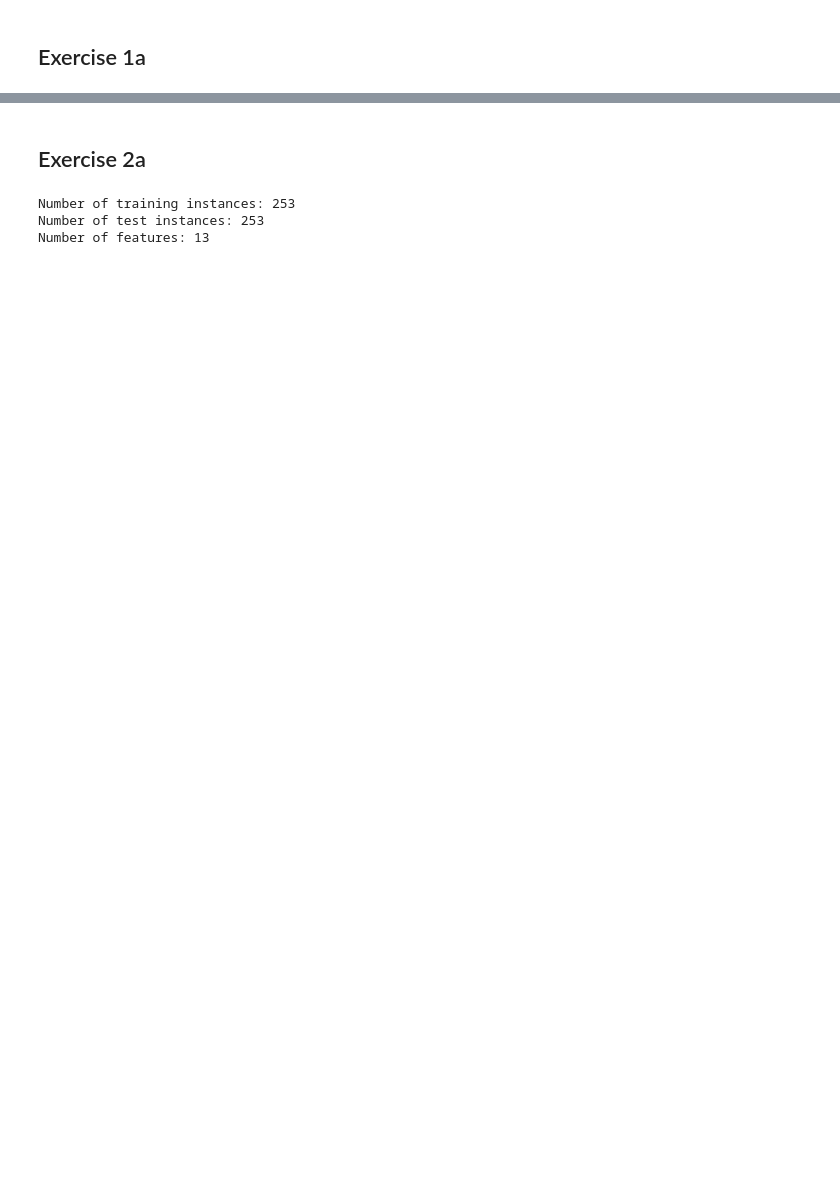
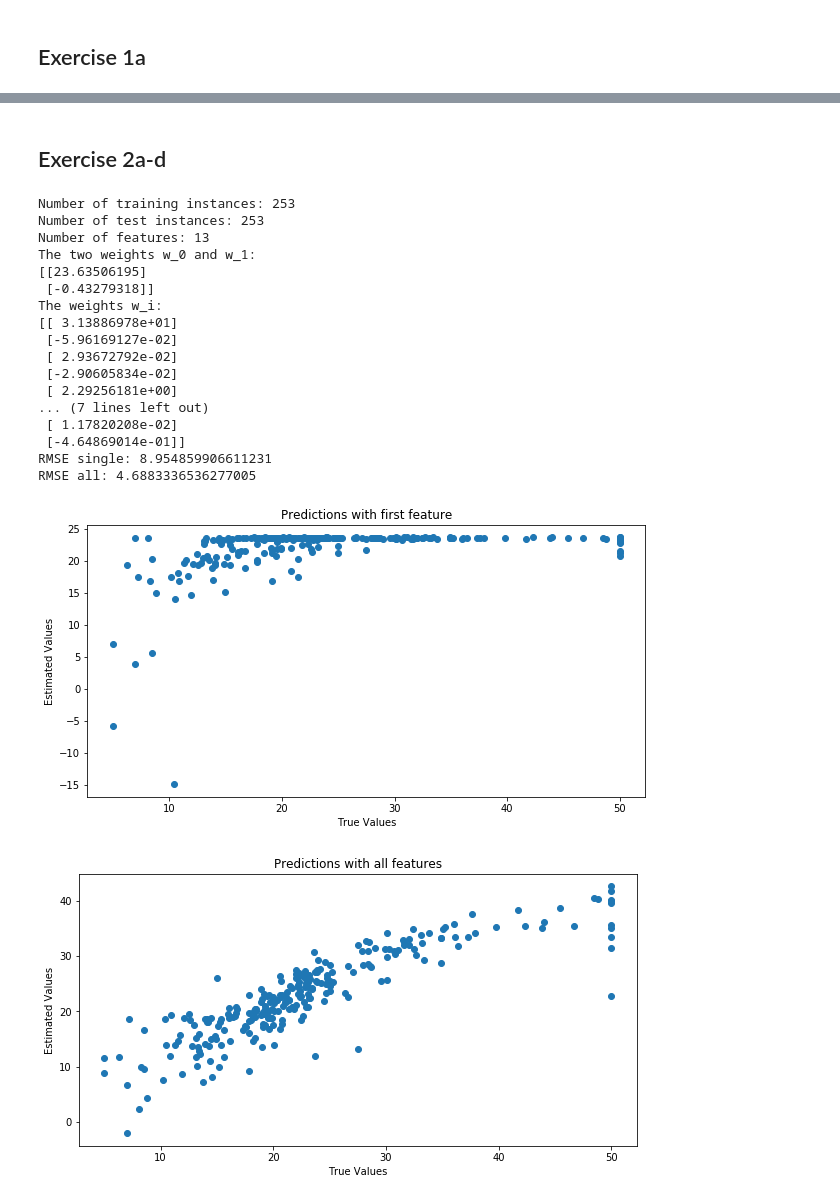
Before and after one commit to Cavtheman/skolearbejde, a Jupyter notebook: mad/a3/madA3.ipynb, the cells around one changed output, grey strips where cells are left out. Cells and saved outputs as stored; diff of their text form; code cells hidden in the pictures; blank space fills up the shorter version.

```diff
--- a/mad/a3/madA3.ipynb
+++ b/mad/a3/madA3.ipynb
@@ -53,32 +49,64 @@ Root Mean Square Error: 9.672477972746305
 # %% [markdown]
-## Exercise 2a
+## Exercise 2a-d
 # %%
-# %load housing_2.py
-import numpy
-import pandas
-import linreg
-import matplotlib.pyplot as plt
-
 # load data
-train_data = numpy.loadtxt("boston_train.csv", delimiter=",")
-test_data = numpy.loadtxt("boston_test.csv", delimiter=",")
+train_data = np.loadtxt("boston_train.csv", delimiter=",")
+test_data = np.loadtxt("boston_test.csv", delimiter=",")
 X_train, t_train = train_data[:,:-1], train_data[:,-1]
 X_test, t_test = test_data[:,:-1], test_data[:,-1]
 # make sure that we have N-dimensional Numpy arrays (ndarray)
 t_train = t_train.reshape((len(t_train), 1))
 t_test = t_test.reshape((len(t_test), 1))
 print("Number of training instances: %i" % X_train.shape[0])
 print("Number of test instances: %i" % X_test.shape[0])
 print("Number of features: %i" % X_train.shape[1])
 
 # (a) fit linear regression using only the first feature
 model_single = linreg.LinearRegression()
 model_single.fit(X_train[:,0], t_train)
+print("The two weights w_0 and w_1:\n{}".format(model_single.w))
 
 # (b) fit linear regression model using all features
+model_all = linreg.LinearRegression()
+model_all.fit(X_train, t_train)
+print("The weights w_i:\n{}".format(model_all.w))
 
 # (c) evaluation of results
+predict_single = model_single.predict(X_test[:,0])
+predict_all = model_all.predict(X_test)
+
+print("RMSE single: {}".format(rmse(predict_single, t_test)))
+print("RMSE all: {}".format(rmse(predict_all, t_test)))
+
+# Insidious Plotting
+plt.scatter(t_test[:,0], predict_single)
+plt.title('Predictions with first feature')
+plt.xlabel("True Values")
+plt.ylabel("Estimated Values")
+plt.show()
+
+plt.scatter(t_test, predict_all)
+plt.title('Predictions with all features')
+plt.xlabel("True Values")
+plt.ylabel("Estimated Values")
+plt.show()
 # %% [output]
 Number of training instances: 253
 Number of test instances: 253
 Number of features: 13
+The two weights w_0 and w_1:
+[[23.63506195]
+ [-0.43279318]]
+The weights w_i:
+[[ 3.13886978e+01]
+ [-5.96169127e-02]
+ [ 2.93672792e-02]
+ [-2.90605834e-02]
+ [ 2.29256181e+00]
+... (7 lines left out)
+ [ 1.17820208e-02]
+ [-4.64869014e-01]]
+RMSE single: 8.954859906611231
+RMSE all: 4.6883336536277005
+[figure, added]
+[figure, added]
```
Also changed, not shown: parts of 3 cells of this notebook, 53 other files.
